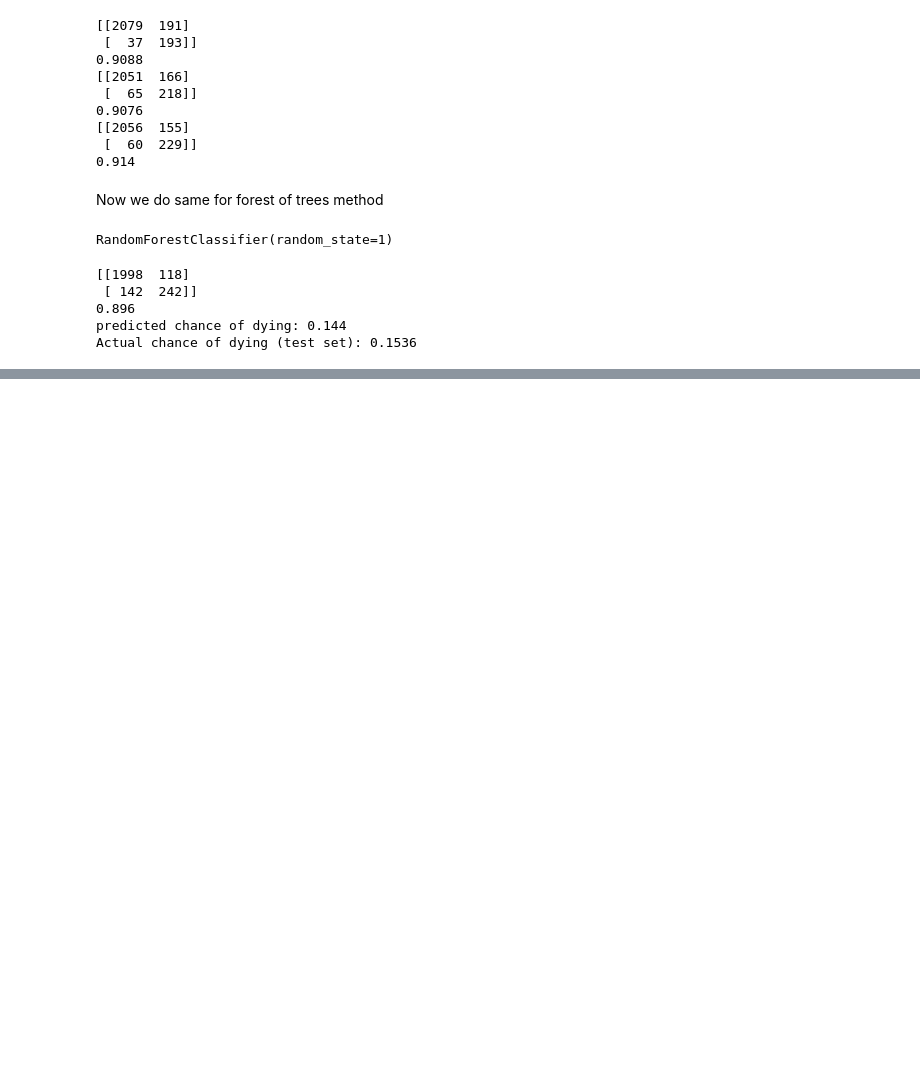
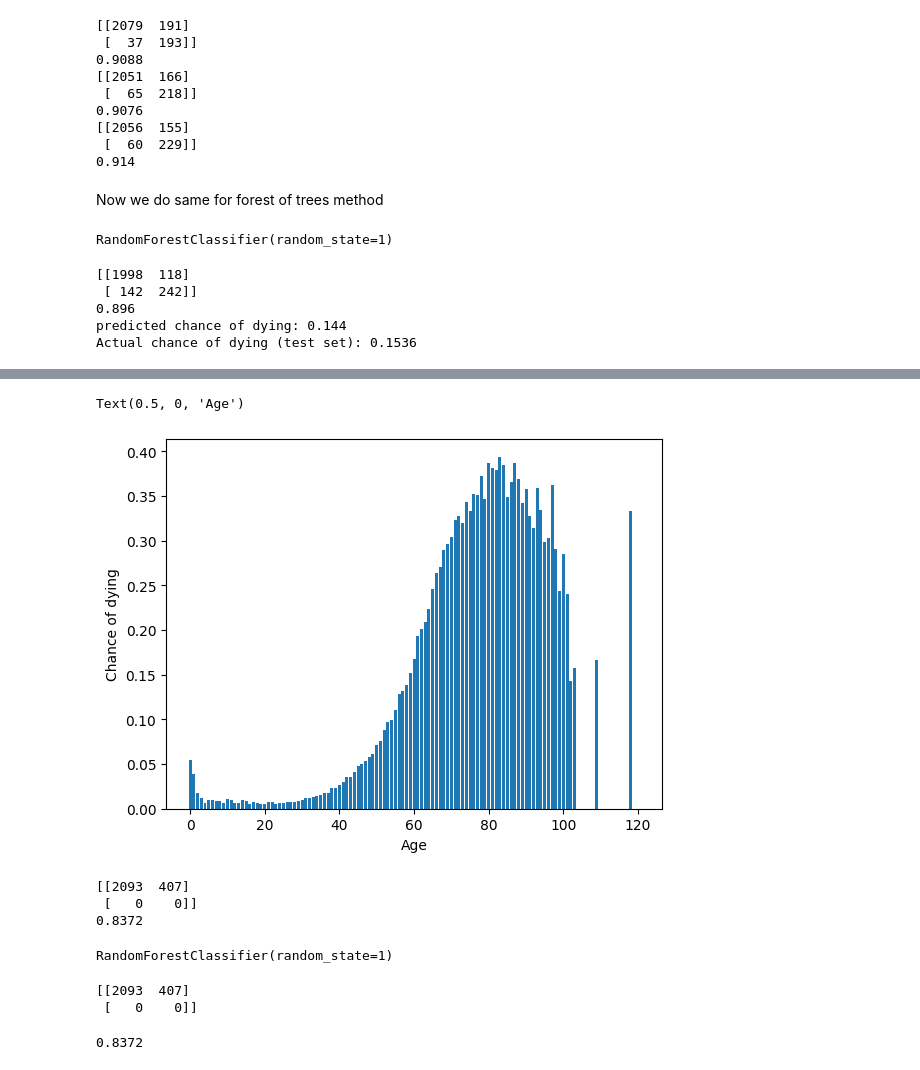
Before and after one commit to mathiasmellemstuen/FYS_STK4155_Prosjekt_3, a Jupyter notebook: src/main.ipynb, the cells around one changed output, grey strips where cells are left out. Cells and saved outputs as stored; diff of their text form; code cells hidden in the pictures; blank space fills up the shorter version.

```diff
--- a/src/main.ipynb
+++ b/src/main.ipynb
@@ -178,0 +187,44 @@ fig.tight_layout()
+# %%
+#Making histogram of chance of dying given a certain age
+chance_dying = deaths.copy()
+amount = {i:0 for i in np.unique(Age)}
+
+for i in range(len(Y)):
+    amount[Age[i]] += 1
+
+for key in chance_dying:
+    chance_dying[key] /= amount[key]
+
+plt.bar(range(len(chance_dying)), list(chance_dying.values()))
+plt.ylabel("Chance of dying")
+plt.xlabel("Age")
+# %% [output]
+Text(0.5, 0, 'Age')
+[figure, added]
+# %%
+#looking into chance of dying based on age
+##Note, not finished, need to figure out way to fix imbalanced data
+
+Age_train = X_train[:,6].reshape(-1,1)
+Age_test = X_test[:,6].reshape(-1,1)
+
+model = MLPClassifier(activation="tanh", max_iter=10000)
+model.fit(Age_train, Y_train)
+YA_pred = model.predict(Age_test)
+print(accuracy_score(YA_pred, Y_test))
+# %% [output]
+[[2093  407]
+ [   0    0]]
+0.8372
+# %%
+forestAge = RandomForestClassifier(random_state=1)
+forestAge.fit(Age_train, Y_train)
+# %% [output]
+RandomForestClassifier(random_state=1)
+# %%
+pred = forestAge.predict(Age_test)
+accuracy_score(pred, Y_test)
+# %% [output]
+[[2093  407]
+ [   0    0]]
+0.8372
```
Also changed, not shown: parts of 2 cells of this notebook, 2 other files.
